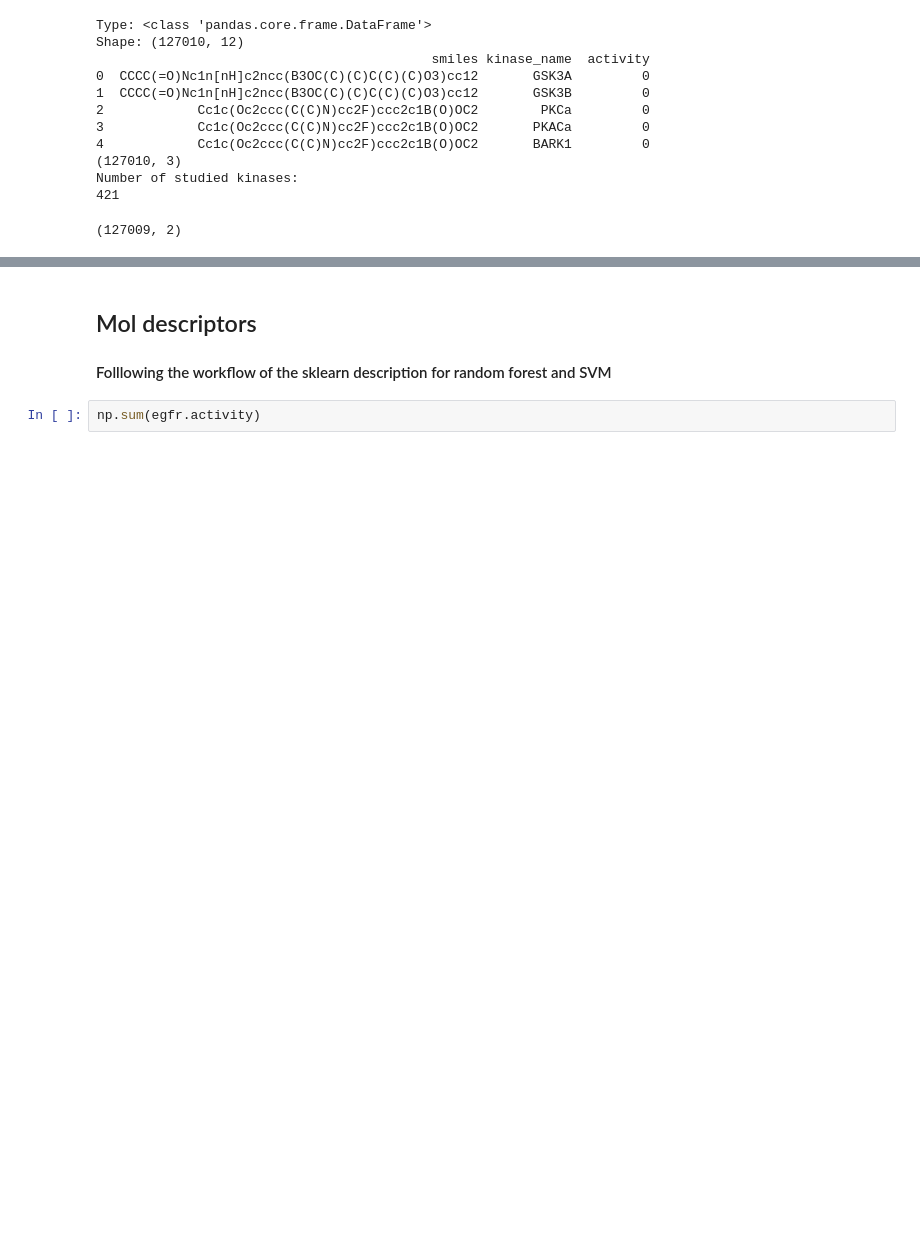
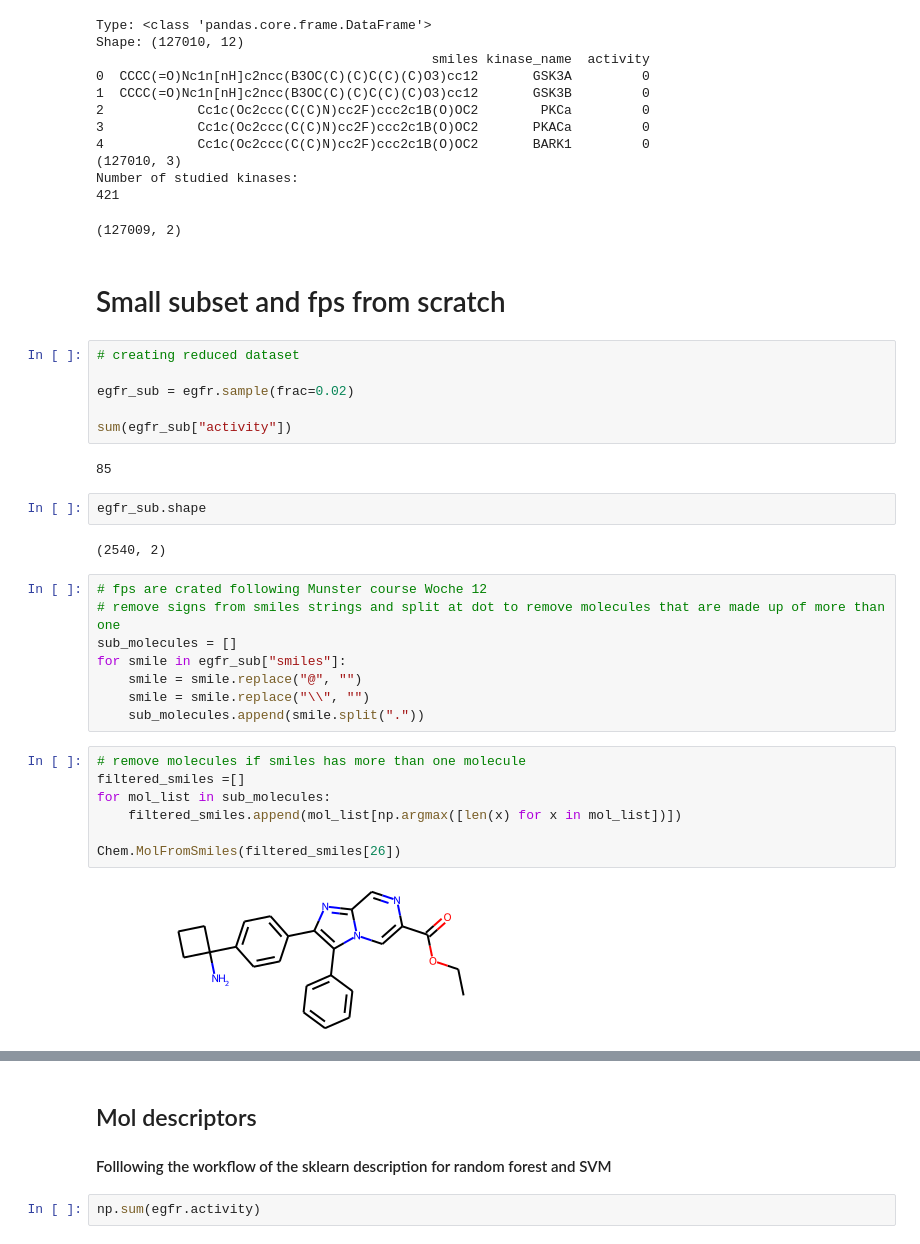
Before and after one commit to WiMoxx/smki_testing, a Jupyter notebook: SMKI_prediction_tests.ipynb, the cells around one changed output, grey strips where cells are left out. Cells and saved outputs as stored; diff of their text form; blank space fills up the shorter version.

```diff
--- a/SMKI_prediction_tests.ipynb
+++ b/SMKI_prediction_tests.ipynb
@@ -74,3 +74,34 @@ Shape: (127010, 12)
 Number of studied kinases:
 421
 (127009, 2)
+# %% [markdown]
+# Small subset and fps from scratch
+# %%
+# creating reduced dataset
+
+egfr_sub = egfr.sample(frac=0.02)
+
+sum(egfr_sub["activity"])
+# %% [output]
+85
+# %%
+egfr_sub.shape
+# %% [output]
+(2540, 2)
+# %%
+# fps are crated following Munster course Woche 12
+# remove signs from smiles strings and split at dot to remove molecules that are made up of more than one
+sub_molecules = []
+for smile in egfr_sub["smiles"]:
+    smile = smile.replace("@", "")
+    smile = smile.replace("\\", "")
+    sub_molecules.append(smile.split("."))
+# %%
+# remove molecules if smiles has more than one molecule
+filtered_smiles =[]
+for mol_list in sub_molecules:
+    filtered_smiles.append(mol_list[np.argmax([len(x) for x in mol_list])])
+
+Chem.MolFromSmiles(filtered_smiles[26])
+# %% [output]
+[figure, added]
```
Also changed, not shown: parts of 13 cells of this notebook.
